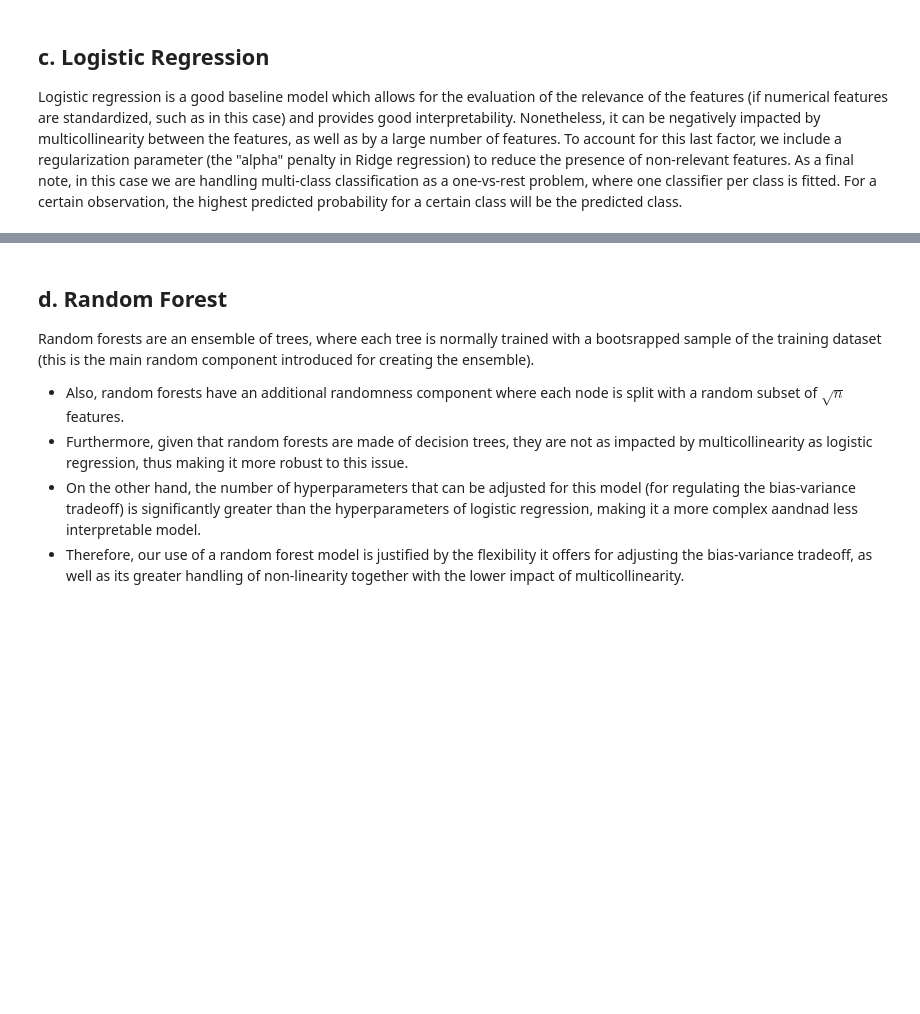
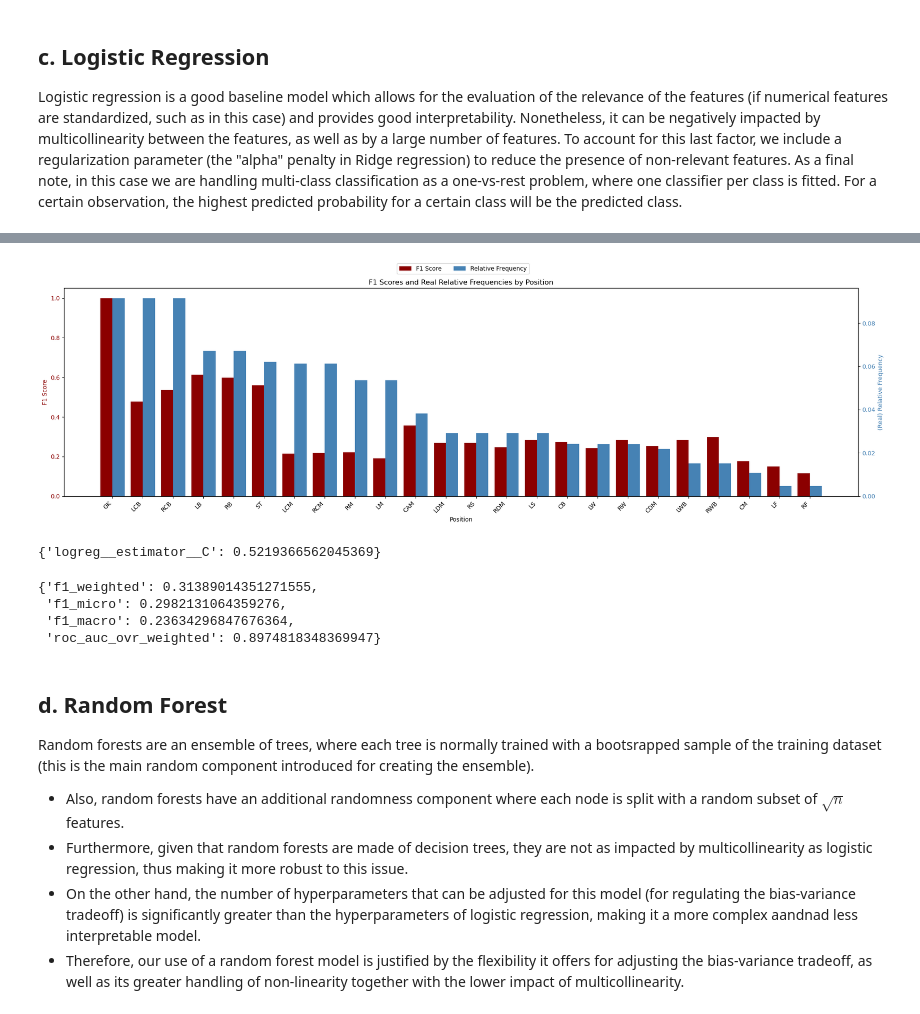
Before and after one commit to simonvellin/football_position_prediction, a Jupyter notebook: FINAL.ipynb, the cells around one changed output, grey strips where cells are left out. Saved outputs shown, nothing was run; the diff lists cells and outputs as text; code cells hidden in the pictures; blank space fills up the shorter version.

```diff
--- a/FINAL.ipynb
+++ b/FINAL.ipynb
@@ -1435,7 +1415,7 @@ numerical_features = [
     'power_stamina', 'power_strength', 'power_long_shots', 'mentality_aggression',
     'mentality_interceptions', 'mentality_positioning', 'mentality_vision',
     'mentality_penalties', 'mentality_composure', 'defending_marking_awareness',
-    'defending_standing_tackle', 'defending_sliding_tackle', 'goalkeeping_speed',
+    'defending_standing_tackle', 'defending_sliding_tackle',
     'playmaking_score', 'positioning_interceptions', 'passing_long_passing',
     'control_vision', 'height_weight_ratio'
 ]
@@ -1458,6 +1438,6 @@ Logistic regression is a good baseline model which allows for the evaluation of
 # %%
 df_report_logreg_over, best_params_logreg_over, best_scores_logreg_over = baseline_models(
     df = df_train, numerical_features = numerical_features, categorical_features = categorical_features,
-    model = LogisticRegression, target = 'position', n_hyper_comb = 100, num_imputer = "median",
+    model = LogisticRegression, target = 'position', n_hyper_comb = 50, num_imputer = "median",
     goalkeeper_label = "GK", refit_score = 'f1_weighted', resampling_method = 'oversample'
     )
@@ -1464,3 +1455,76 @@ df_report_logreg_over, best_params_logreg_over, best_scores_logreg_over = baseli
+# %%
+# We can also visualize how good the predictions are (for the training dataset,
+# so the metrics must be taken with caution) depending on the position
+
+def graph_f1_per_position(df_train: pd.DataFrame, df_report: pd.DataFrame):
+
+    # Relative frequencies
+    ## We save the relative frequencies of the 'position_grouped' column
+    relative_freq = df_train['position'].value_counts(normalize=True).reset_index()
+    ## We change the naming of the columns
+    relative_freq.columns = ['Position', 'Relative Frequency']
+
+    # We save the f1-scores for the different positions
+    ## We transpose the data frame and keep only the position indexes
+    scores_per_position = df_report.T.iloc[0:-3]
+    ## Extract positions (index) and F1-scores
+    extracted_scores_position = scores_per_position.reset_index()[['index', 'f1-score']]
+    ## Rename columns for clarity
+    extracted_scores_position.columns = ['Position', 'F1 Score']
+
+    # We join the relative frequency column on the extracted_scores data frame
+    freq_scores = pd.merge(relative_freq, extracted_scores_position, on = 'Position')
+
+    # Data for plotting
+    positions = freq_scores['Position']
+    f1_scores = freq_scores['F1 Score']
+    relative_freqs = freq_scores['Relative Frequency']
+
+    # Bar width and position
+    bar_width = 0.4
+    x = np.arange(len(positions))  # the label locations
+
+    # Create the figure and axes
+    fig, ax1 = plt.subplots(figsize=(20, 6))
+
+    # Plot F1 Scores (left y-axis)
+    bars1 = ax1.bar(x - bar_width / 2, f1_scores, bar_width, label='F1 Score', color='darkred')
+    ax1.set_xlabel('Position')
+    ax1.set_ylabel('F1 Score', color='darkred')
+    ax1.tick_params(axis='y', labelcolor='darkred')
+    ax1.set_xticks(x)
+    ax1.set_xticklabels(positions, rotation=45, ha='right')
+
+    # Create a secondary y-axis for Relative Frequency
+    ax2 = ax1.twinx()
+    bars2 = ax2.bar(x + bar_width / 2, relative_freqs, bar_width, label='Relative Frequency', color='steelblue')
+    ax2.set_ylabel('(Real) Relative Frequency', color='steelblue')
+    ax2.tick_params(axis='y', labelcolor='steelblue')
+
+    # Add legend
+    fig.legend(loc="upper center", bbox_to_anchor=(0.5, 1.05), ncol=2)
+
+    # Adjust layout
+    plt.title('F1 Scores and Real Relative Frequencies by Position')
+    fig.tight_layout()
+
+    # Show plot
+    plt.show()
+
+graph_f1_per_position(df_train = df_train, df_report = df_report_logreg_over)
+# %% [output]
+[figure, added]
+# %%
+best_params_logreg_over
+# %% [output]
+{'logreg__estimator__C': 0.5219366562045369}
+# %%
+best_scores_logreg_over
+# %% [output]
+{'f1_weighted': 0.31389014351271555,
+ 'f1_micro': 0.2982131064359276,
+ 'f1_macro': 0.23634296847676364,
+ 'roc_auc_ovr_weighted': 0.8974818348369947}
 # %% [markdown]
 ## d. Random Forest
 Random forests are an ensemble of trees, where each tree is normally trained with a bootsrapped sample of the training dataset (this is the main random component introduced for creating the ensemble).
```
Also changed, not shown: parts of 14 cells of this notebook.
